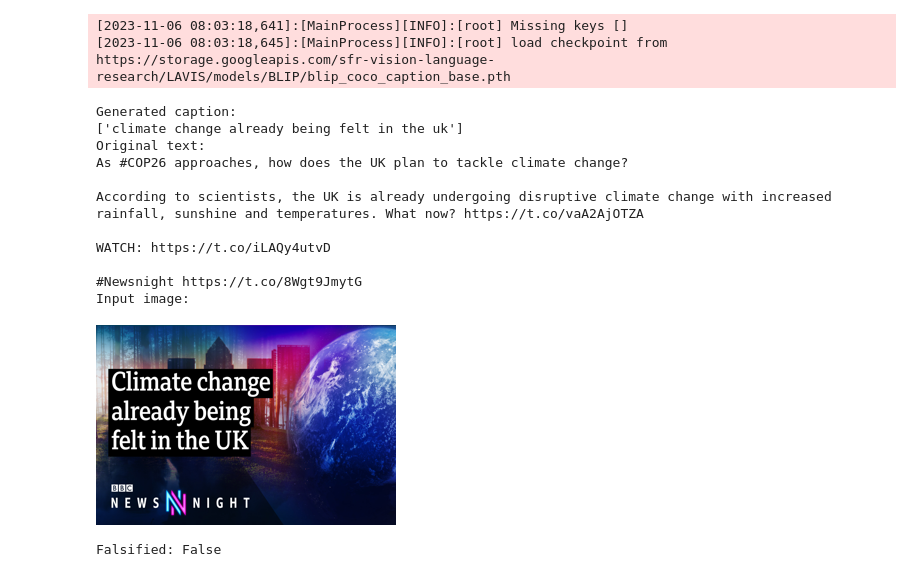
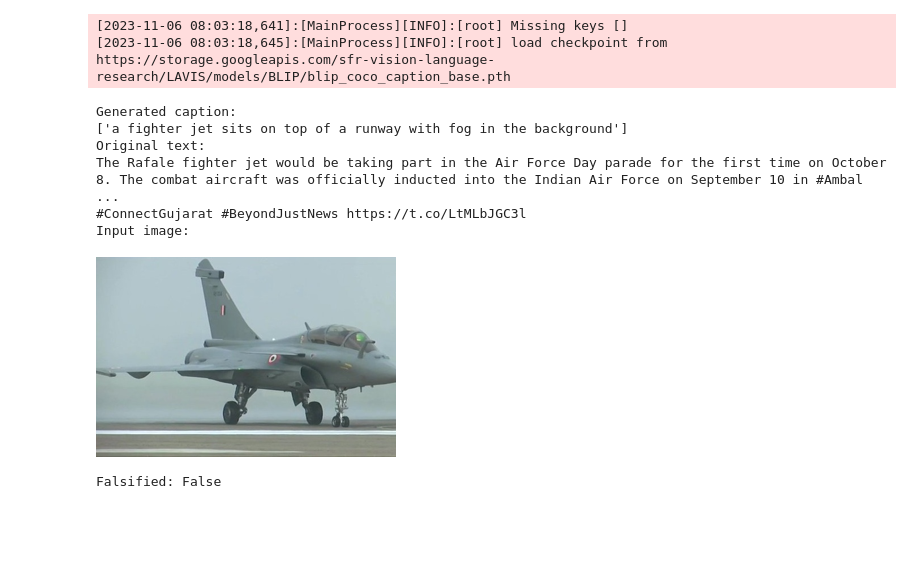
Before and after one commit to gymbeijing/ooc-detection-2, a Jupyter notebook: notebook/display_caption.ipynb, the cells around one changed output. Cells and saved outputs as stored; diff of their text form; code cells hidden in the pictures; blank space fills up the shorter version.

```diff
--- a/notebook/display_caption.ipynb
+++ b/notebook/display_caption.ipynb
@@ -28,33 +59,28 @@ val_feather_path = '../raw_data/val_completed_exist.feather'
 val_df = pd.read_feather(val_feather_path)  # already drop the non-exists
 val_img_dir = '/import/network-temp/yimengg/data/twitter-comms/images/val_images/val_tweet_image_ids'
 # %%
-item = val_df.iloc[0]
+item = val_df.iloc[16010]
 text = item['full_text']  # original caption
 
 img_filename = item['filename']
 image_path = os.path.join(val_img_dir, img_filename)
 
 raw_image = Image.open(image_path).convert('RGB')
 image = vis_processors["eval"](raw_image).unsqueeze(0).to(device)
 # generate caption
-generated_text = model.generate({"image": image}, repetition_penalty=10.0, min_length=10)
+generated_text = model.generate({"image": image, "prompt": "Question: Could you describe the image in detail? Answer:"}, repetition_penalty=5.0, length_penalty=2.0)
 # ['a large fountain spewing water into the air']
 print(f"Generated caption:\n{generated_text}")
 print(f"Original text:\n{text}")
 print("Input image:")
 display(raw_image.resize((300, 200)))
 print(f"Falsified: {item['falsified']}")
 # %% [output]
 Generated caption:
-['climate change already being felt in the uk']
+['a fighter jet sits on top of a runway with fog in the background']
 Original text:
-As #COP26 approaches, how does the UK plan to tackle climate change?
-
-According to scientists, the UK is already undergoing disruptive climate change with increased rainfall, sunshine and temperatures. What now? https://t.co/vaA2AjOTZA
-
-WATCH: https://t.co/iLAQy4utvD
-
-#Newsnight https://t.co/8Wgt9JmytG
+The Rafale fighter jet would be taking part in the Air Force Day parade for the first time on October 8. The combat aircraft was officially inducted into the Indian Air Force on September 10 in #Ambal ...
+#ConnectGujarat #BeyondJustNews https://t.co/LtMLbJGC3l
 Input image:
-[figure, old version]
+[figure, new version]
 Falsified: False
```
Also changed, not shown: parts of 3 cells of this notebook, 1 other file.
